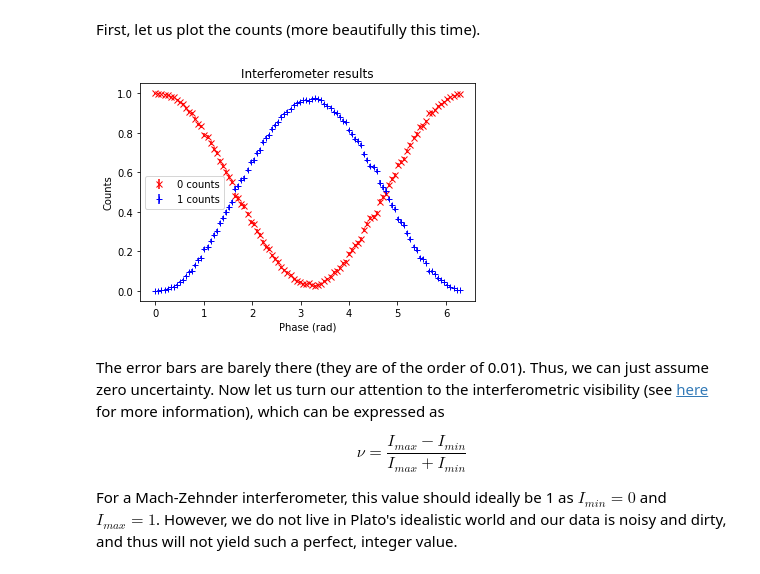
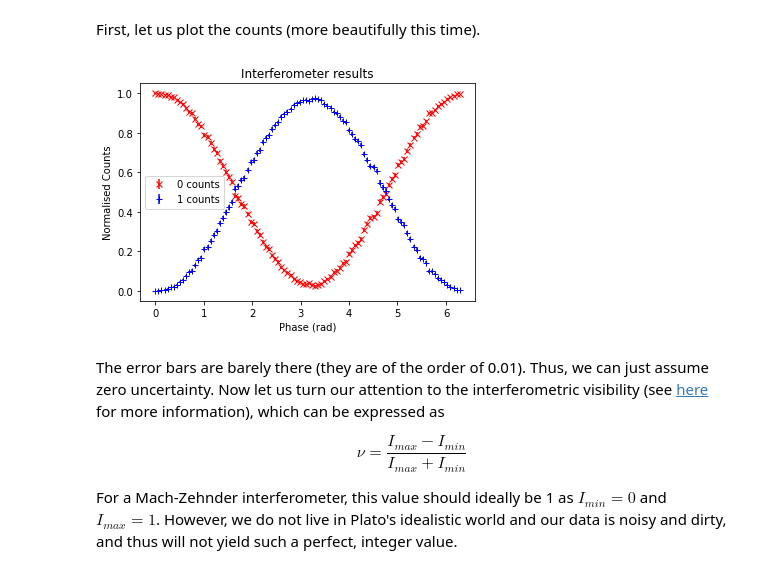
Before and after one commit to PeterSidajaya/PC5228-analysis, a Jupyter notebook: PC5228_analysis.ipynb, the cells around one changed output. Cells and saved outputs as stored; diff of their text form; code cells hidden in the pictures.

```diff
--- a/PC5228_analysis.ipynb
+++ b/PC5228_analysis.ipynb
@@ -13,27 +13,27 @@ First, let us plot the counts (more beautifully this time).
 # %%
 steps = 100
 phases = np.linspace(0, 2*np.pi, num=steps)
 counts_0 = np.loadtxt('data//counts_0.txt')
 counts_1 = np.loadtxt('data//counts_1.txt')
 err_counts_0 = np.ndarray(100)
 err_counts_1 = np.ndarray(100)
 
 for i in range(100):
     zero = counts_0[i]/2048
     one = counts_1[i]/2048
     err_counts_0[i] = np.sqrt(zero*(1-zero)/2048)
     err_counts_1[i] = np.sqrt(one*(1-one)/2048)
 
 
 plt.errorbar(phases, counts_0/2048, yerr=err_counts_0, label='0 counts', fmt='rx')
 plt.errorbar(phases, counts_1/2048, yerr=err_counts_1, label='1 counts', fmt='b+')
 plt.title('Interferometer results')
 plt.xlabel('Phase (rad)')
-plt.ylabel('Counts')
+plt.ylabel('Normalised Counts')
 plt.legend(loc='best')
 plt.show()
 # %% [output]
-[figure, old version]
+[figure, new version]
 # %% [markdown]
 The error bars are barely there (they are of the order of 0.01). Thus, we can just assume zero uncertainty. Now let us turn our attention to the interferometric visibility (see [here](https://en.wikipedia.org/wiki/Interferometric_visibility) for more information), which can be expressed as
 
```
Also changed, not shown: parts of 6 cells of this notebook, 1 other file.
